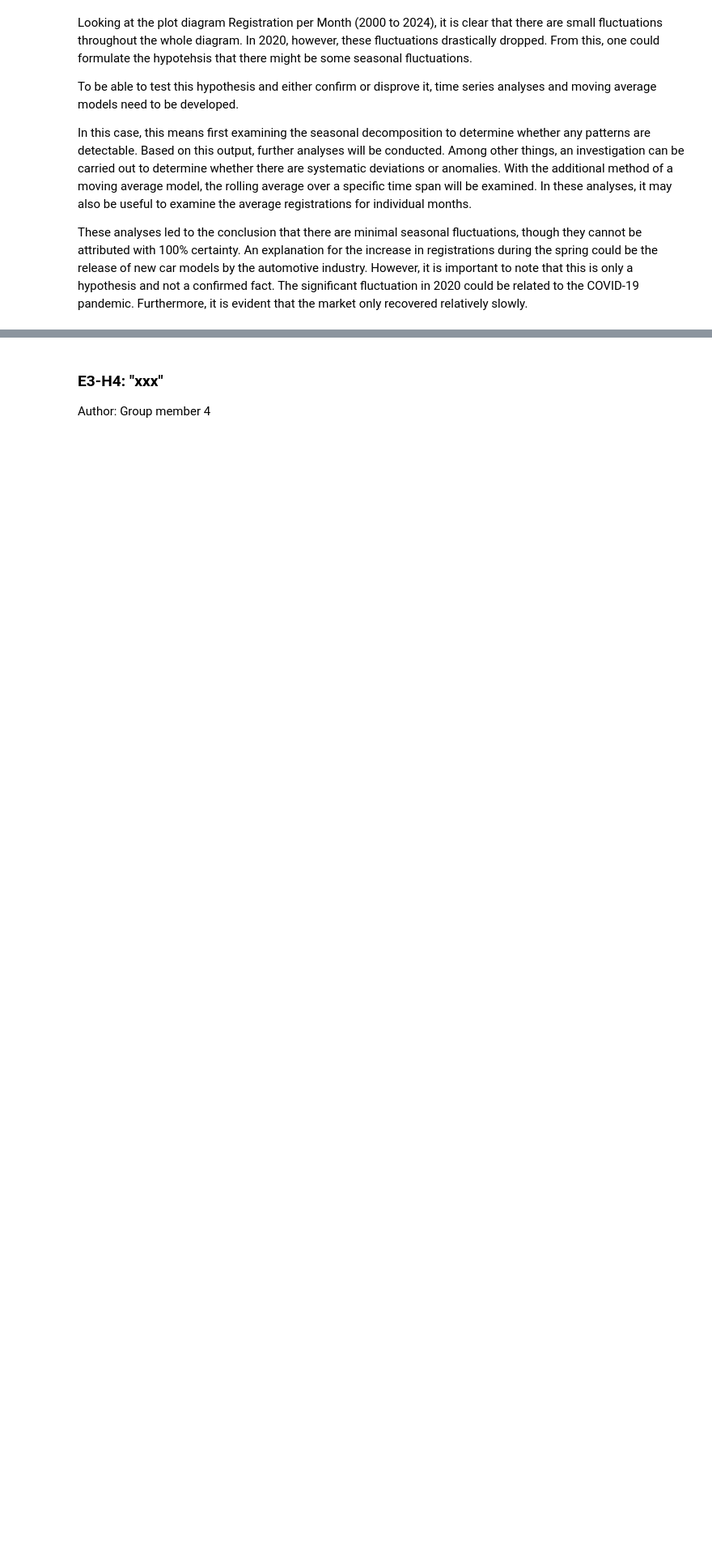
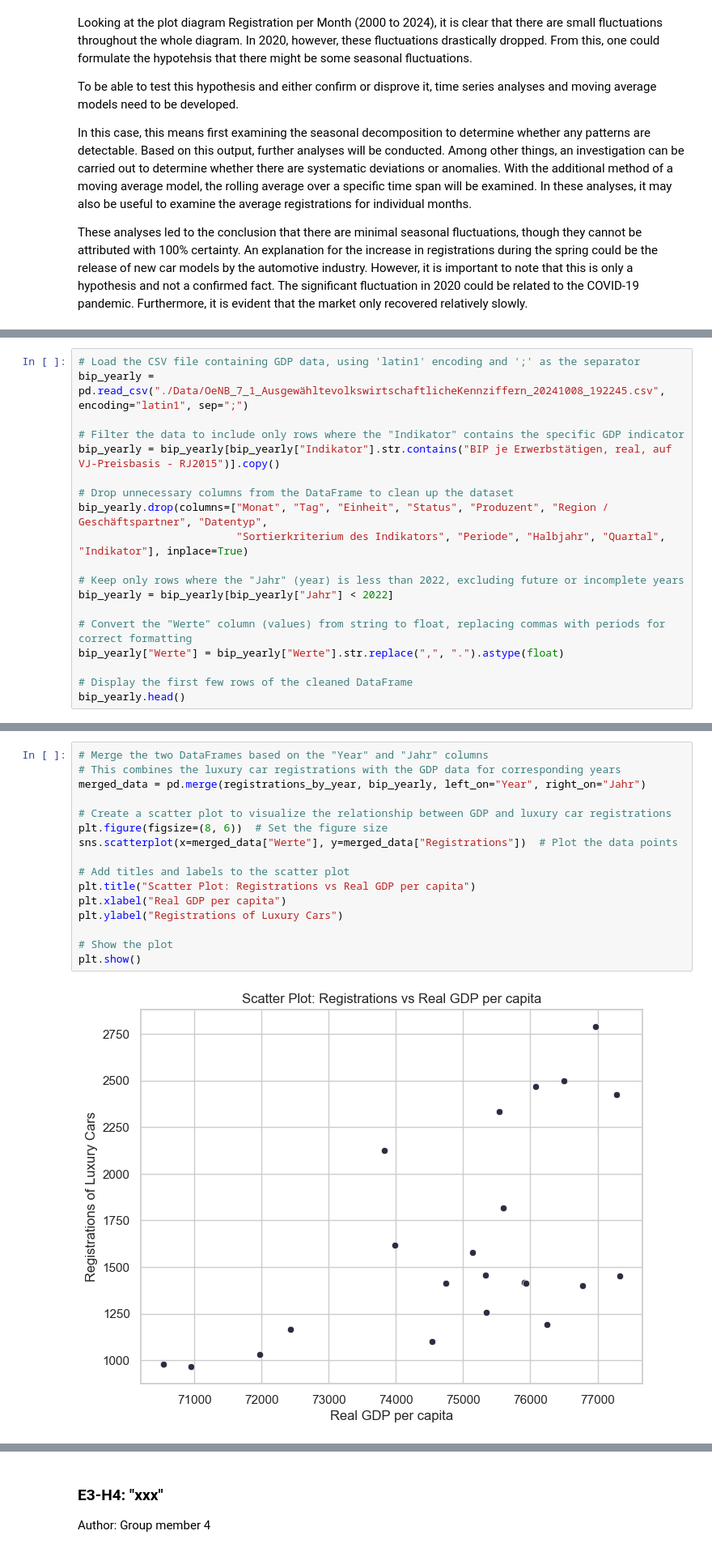
Before and after one commit to dannytheairish/fhtw-data-engineering, a Jupyter notebook: Pkw-Final.ipynb, the cells around one changed output, grey strips where cells are left out. Shown at 81% size. Saved outputs shown, nothing was run; the diff lists cells and outputs as text; blank space fills up the shorter version.

```diff
--- a/Pkw-Final.ipynb
+++ b/Pkw-Final.ipynb
@@ -766,0 +930,19 @@ Author: Group member 3
+# %%
+# Load the CSV file containing GDP data, using 'latin1' encoding and ';' as the separator
+bip_yearly = pd.read_csv("./Data/OeNB_7_1_AusgewähltevolkswirtschaftlicheKennziffern_20241008_192245.csv", encoding="latin1", sep=";")
+
+# Filter the data to include only rows where the "Indikator" contains the specific GDP indicator
+bip_yearly = bip_yearly[bip_yearly["Indikator"].str.contains("BIP je Erwerbstätigen, real, auf VJ-Preisbasis - RJ2015")].copy()
+
+# Drop unnecessary columns from the DataFrame to clean up the dataset
+bip_yearly.drop(columns=["Monat", "Tag", "Einheit", "Status", "Produzent", "Region / Geschäftspartner", "Datentyp",
+                         "Sortierkriterium des Indikators", "Periode", "Halbjahr", "Quartal", "Indikator"], inplace=True)
+
+# Keep only rows where the "Jahr" (year) is less than 2022, excluding future or incomplete years
+bip_yearly = bip_yearly[bip_yearly["Jahr"] < 2022]
+
+# Convert the "Werte" column (values) from string to float, replacing commas with periods for correct formatting
+bip_yearly["Werte"] = bip_yearly["Werte"].str.replace(",", ".").astype(float)
+
+# Display the first few rows of the cleaned DataFrame
+bip_yearly.head()
@@ -766,0 +1004,18 @@ Author: Group member 3
+# %%
+# Merge the two DataFrames based on the "Year" and "Jahr" columns
+# This combines the luxury car registrations with the GDP data for corresponding years
+merged_data = pd.merge(registrations_by_year, bip_yearly, left_on="Year", right_on="Jahr")
+
+# Create a scatter plot to visualize the relationship between GDP and luxury car registrations
+plt.figure(figsize=(8, 6))  # Set the figure size
+sns.scatterplot(x=merged_data["Werte"], y=merged_data["Registrations"])  # Plot the data points
+
+# Add titles and labels to the scatter plot
+plt.title("Scatter Plot: Registrations vs Real GDP per capita")
+plt.xlabel("Real GDP per capita")
+plt.ylabel("Registrations of Luxury Cars")
+
+# Show the plot
+plt.show()
+# %% [output]
+[figure, added]
```
Also changed, not shown: parts of 36 cells of this notebook, 1 other file.
